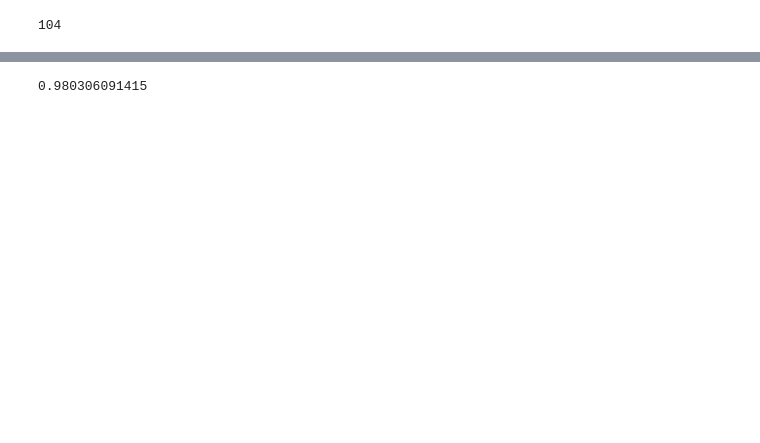
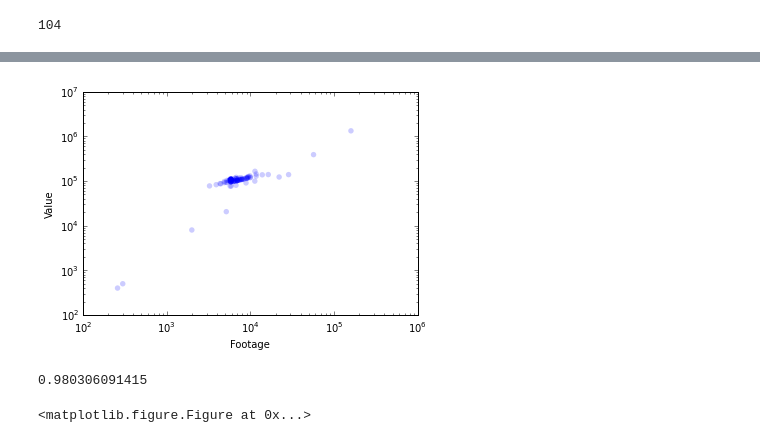
Before and after one commit to cwallac/DataScience, a Jupyter notebook: QuadrantSeperation.ipynb, the cells around one changed output, grey strips where cells are left out. Saved outputs shown, nothing was run; the diff lists cells and outputs as text; code cells hidden in the pictures; blank space fills up the shorter version.

```diff
--- a/QuadrantSeperation.ipynb
+++ b/QuadrantSeperation.ipynb
@@ -63,11 +65,13 @@ thinkplot.Show(label="blarg",xlabel="Footage",ylabel="Value",xscale="log",yscale
 # %%
 quad673 = df[df.QUADRANT == 673]
 footage = quad673.LAND_SF
 value = quad673.AV_LAND
-#thinkplot.Scatter(footage,value,marker=".")
+thinkplot.Scatter(footage,value,alpha=.2)
 
-#thinkplot.Show(label="blarg",xlabel="Footage",ylabel="Value",xscale="log",yscale="log",xlim=[1000,100000],ylim=[10000,1000000]
+thinkplot.Show(label="blarg",xlabel="Footage",ylabel="Value",xscale="log",yscale="log")
 corr = thinkstats2.Corr(footage,value)
 print corr
 # %% [output]
+[figure, added]
 0.980306091415
+<matplotlib.figure.Figure at 0x...>
```
Also changed, not shown: parts of 2 cells of this notebook, 7 other files.
